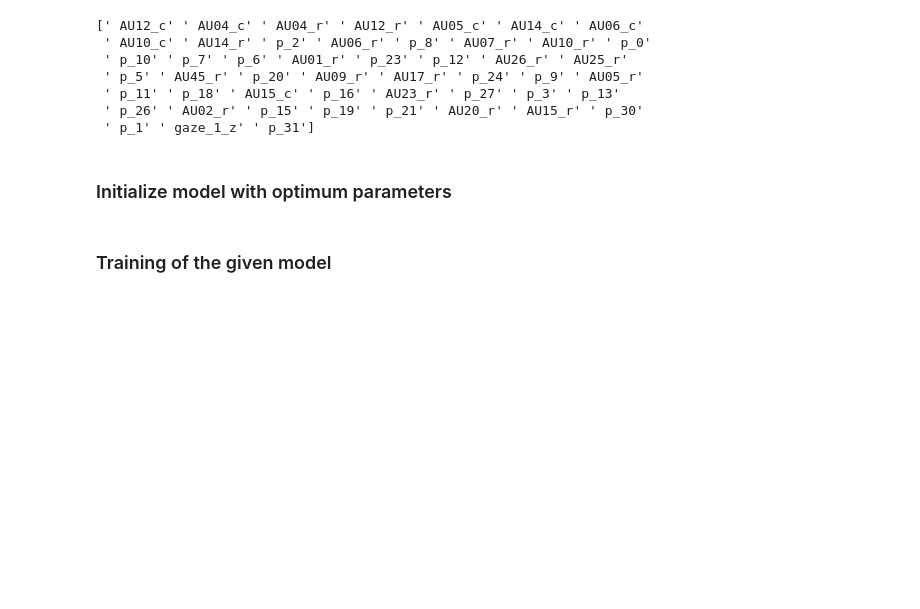
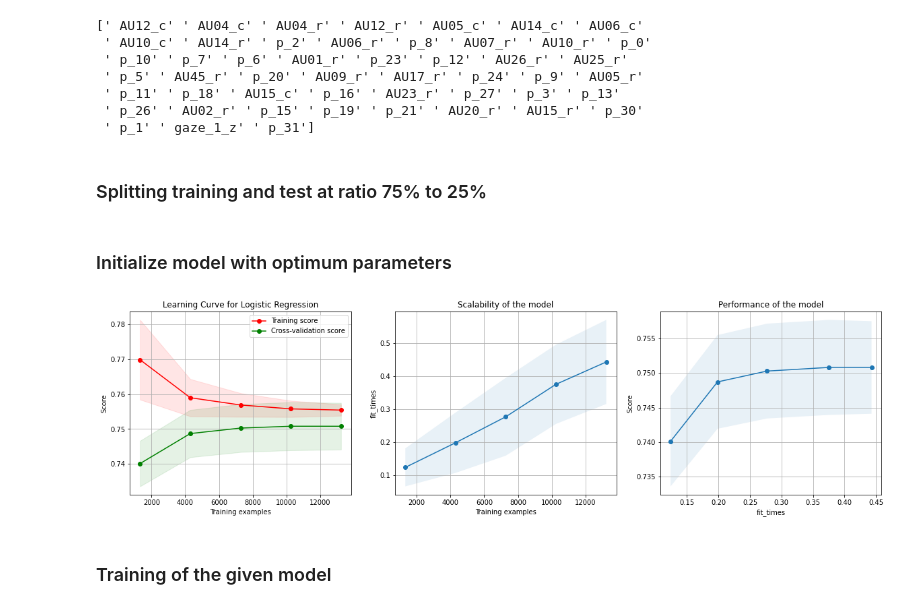
Before and after one commit to prashanth21S/EngagementClassification2021, a Jupyter notebook: Logistic Regression.ipynb, the cells around one changed output. Drawn from its saved outputs; the diff is of its cells as text; code cells hidden in the pictures; blank space fills up the shorter version.

Commit message:
Modified the Decision tree, Logistic Regression and Random Forest classifier

```diff
--- a/Logistic Regression.ipynb
+++ b/Logistic Regression.ipynb
@@ -46,3 +102,5 @@ x_train = model.transform(x_train)
+# %% [markdown]
+### Splitting training and test at ratio 75% to 25%
 # %%
 from sklearn.model_selection import train_test_split
 X_train, X_test, Y_train, Y_test = train_test_split(x_train,y_train,test_size=0.25)
@@ -50,6 +108,23 @@ X_train, X_test, Y_train, Y_test = train_test_split(x_train,y_train,test_size=0.
 ### Initialize model with optimum parameters
 # %%
 model = LogisticRegression(max_iter=2000,class_weight="balanced")
+# %%
+#fig, axes = plt.subplots(3, 1, figsize=(10, 15))
+
+
+# Cross validation with 100 iterations to get smoother mean test and train
+# score curves, each time with 20% data randomly selected as a validation set.
+cv = ShuffleSplit(n_splits=100, test_size=0.2, random_state=0)
+
+
+title = "Learning Curve for Logistic Regression"
+estimator = model
+plot_learning_curve(estimator, title, X_train, Y_train,
+                    cv=cv, n_jobs=4)
+plt.show()
+plt.close()
+# %% [output]
+[figure, added]
 # %% [markdown]
 ### Training of the given model
 # %%
```
Also changed, not shown: parts of 4 cells of this notebook, 4 other files.
